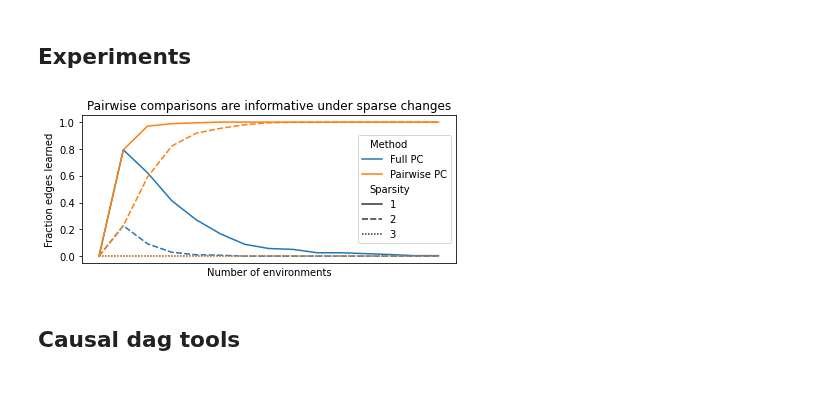
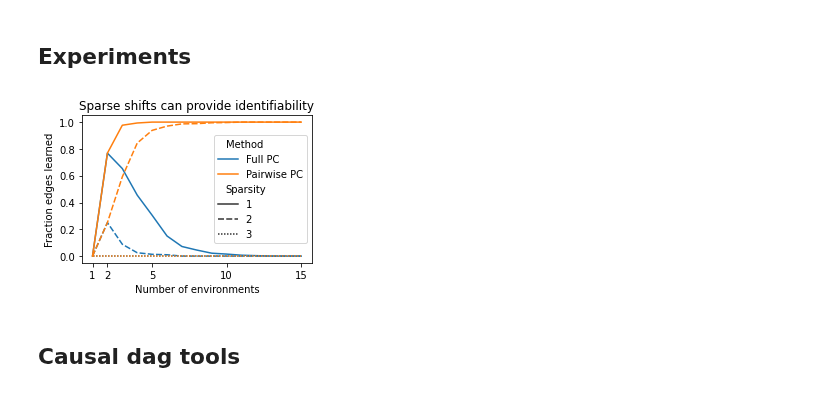
Before and after one commit to rflperry/sparse_shift, a Jupyter notebook: notebooks/05-rp-sparse_oracle_pc.ipynb, the cells around one changed output. Drawn from its saved outputs; the diff is of its cells as text; code cells hidden in the pictures.

```diff
--- a/notebooks/05-rp-sparse_oracle_pc.ipynb
+++ b/notebooks/05-rp-sparse_oracle_pc.ipynb
@@ -115,23 +115,23 @@ df = pd.DataFrame(
 
 df['Fraction edges learned'] = df['Learned edges'] / 3
 # %%
-plt.figure(figsize=(6, 3))
+plt.figure(figsize=(4, 3))
 sns.lineplot(
     data=df,
     x='Number of environments',
     y='Fraction edges learned',
     hue='Method',
     style='Sparsity',
     ci=None,
     # palette='gist_heat'
 )
-plt.title('Pairwise comparisons are informative under sparse changes')
+plt.title('Sparse shifts can provide identifiability')
+plt.xticks([1, 2, 5, 10, 15])
 plt.tight_layout()
-plt.xticks([])
 plt.savefig('./figures/pairwise_oracle_pc_simulation.pdf')
 plt.show()
 # %% [output]
-[figure, old version]
+[figure, new version]
 # %% [markdown]
 ## Causal dag tools
 # %%
```
Also changed, not shown: 11 other files.
